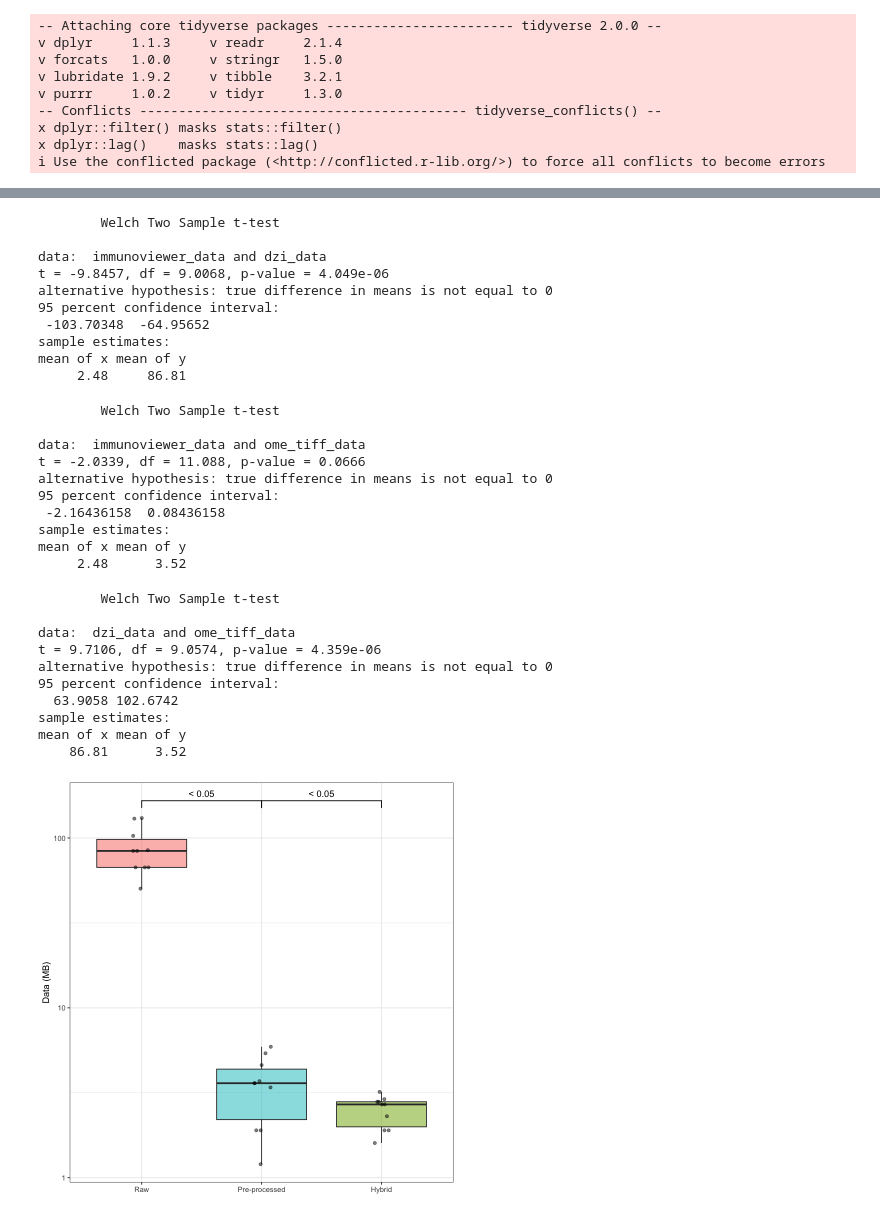
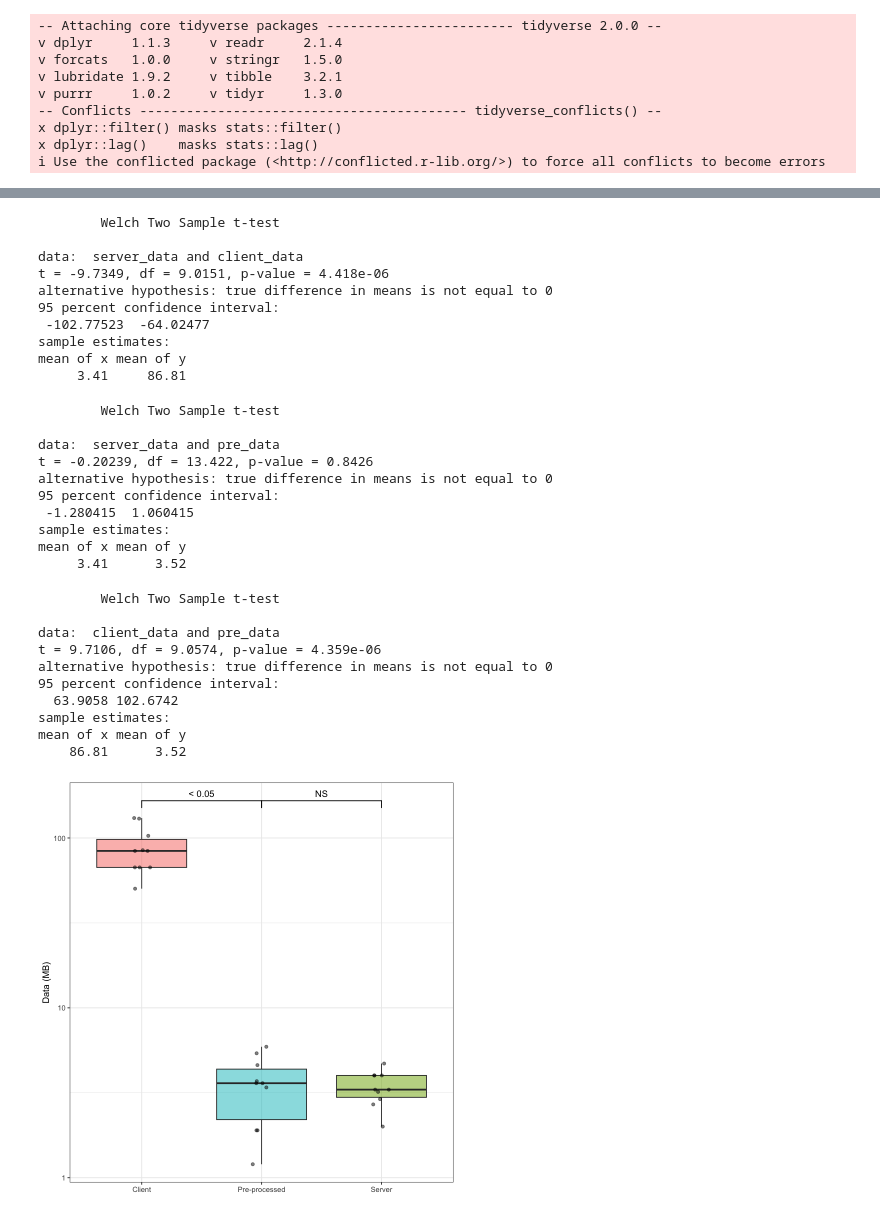
Before and after one commit to davidvi/tissueviewer, a Jupyter notebook: publication/data-benchmark.ipynb, the cells around one changed output, grey strips where cells are left out. Saved outputs shown, nothing was run; the diff lists cells and outputs as text; code cells hidden in the pictures.

Commit message:
fix cloud deploy instructions and update figures for pre-print

```diff
--- a/publication/data-benchmark.ipynb
+++ b/publication/data-benchmark.ipynb
@@ -15,7 +15,7 @@ i Use the conflicted package (<http://conflicted.r-lib.org/>) to force all confl
 # %%
 # load data
 
-data <- read.csv("TissueMap data benchmark - Sheet1.csv")
+data <- read.csv("TissueViewer data benchmark.csv")
 
 # rename third column to mb
 data <- data %>% rename(mb = `Data..MB.`)
@@ -24,4 +24,4 @@ data <- data %>% rename(mb = `Data..MB.`)
 data <- data %>% rename(time = `Time..sec.`)
 
 data <- data %>%
-  mutate(Tool = factor(Tool, levels = c("Raw", "Pre-processed", "Hybrid")))
+  mutate(Tool = factor(Tool, levels = c("Client", "Pre-processed", "Server")))
@@ -28,20 +50,20 @@ data <- data %>%
 # %%
 # statistical differences data
 
-immunoviewer_data <- data %>% filter(Tool == "Hybrid") %>% pull(mb)
-dzi_data <- data %>% filter(Tool == "Raw") %>% pull(mb)
-ome_tiff_data <- data %>% filter(Tool == "Pre-processed") %>% pull(mb)
+server_data <- data %>% filter(Tool == "Server") %>% pull(mb)
+client_data <- data %>% filter(Tool == "Client") %>% pull(mb)
+pre_data <- data %>% filter(Tool == "Pre-processed") %>% pull(mb)
 
-t_test_immunoviewer_dzi <- t.test(immunoviewer_data, dzi_data)
-t_test_immunoviewer_ome_tiff <- t.test(immunoviewer_data, ome_tiff_data)
-t_test_dzi_ome_tiff <- t.test(dzi_data, ome_tiff_data)
+t_test_client_server <- t.test(server_data, client_data)
+t_test_server_pre <- t.test(server_data, pre_data)
+t_test_pre_client <- t.test(client_data, pre_data)
 
-t_test_immunoviewer_dzi
-t_test_immunoviewer_ome_tiff
-t_test_dzi_ome_tiff
+t_test_client_server
+t_test_server_pre
+t_test_pre_client
 
-p_immunoviewer_dzi <- ifelse(t_test_immunoviewer_dzi$p.value < 0.05, "< 0.05", "NS")
-p_dzi_ome_tiff <- ifelse(t_test_dzi_ome_tiff$p.value < 0.05, "< 0.05", "NS")
+p_server_pre <- ifelse(t_test_server_pre$p.value < 0.05, "< 0.05", "NS")
+p_pre_client <- ifelse(t_test_pre_client$p.value < 0.05, "< 0.05", "NS")
 
 # boxplot of MBs on logscale for data usage
 
@@ -49,47 +71,47 @@ data %>% ggplot(aes(x = Tool, y = mb, fill=Tool)) +
   geom_boxplot(alpha=0.5) +
   geom_point(alpha=0.5, position = position_jitterdodge()) +
   scale_y_log10() +
-  scale_fill_manual(values = c("Raw" = "#F8766D", "Pre-processed" = "#00BFC4", "Hybrid" = "#7CAE00")) +
+  scale_fill_manual(values = c("Client" = "#F8766D", "Pre-processed" = "#00BFC4", "Server" = "#7CAE00")) +
   labs(title = NULL, y = "Data (MB)", x = NULL) +
   theme_bw() +
   theme(legend.position = "none") +
-  geom_signif(comparisons = list(c("Hybrid", "Pre-processed"), c("Pre-processed", "Raw")),
-            annotations = c(p_immunoviewer_dzi, p_dzi_ome_tiff),
+  geom_signif(comparisons = list(c("Server", "Pre-processed"), c("Pre-processed", "Client")),
+            annotations = c(p_server_pre, p_pre_client),
             tip_length = 0.02)
 
   ggsave("data-usage.png", width = 5, height = 5)
 # %% [output]
         Welch Two Sample t-test
 
-data:  immunoviewer_data and dzi_data
-t = -9.8457, df = 9.0068, p-value = 4.049e-06
+data:  server_data and client_data
+t = -9.7349, df = 9.0151, p-value = 4.418e-06
 alternative hypothesis: true difference in means is not equal to 0
 95 percent confidence interval:
- -103.70348  -64.95652
+ -102.77523  -64.02477
 sample estimates:
 mean of x mean of y
-     2.48     86.81
+     3.41     86.81
         Welch Two Sample t-test
 
-data:  immunoviewer_data and ome_tiff_data
-t = -2.0339, df = 11.088, p-value = 0.0666
+data:  server_data and pre_data
+t = -0.20239, df = 13.422, p-value = 0.8426
 alternative hypothesis: true difference in means is not equal to 0
 95 percent confidence interval:
- -2.16436158  0.08436158
+ -1.280415  1.060415
 sample estimates:
 mean of x mean of y
-     2.48      3.52
+     3.41      3.52
         Welch Two Sample t-test
 
-data:  dzi_data and ome_tiff_data
+data:  client_data and pre_data
 t = 9.7106, df = 9.0574, p-value = 4.359e-06
 alternative hypothesis: true difference in means is not equal to 0
 95 percent confidence interval:
   63.9058 102.6742
 sample estimates:
 mean of x mean of y
     86.81      3.52
-[figure, old version]
+[figure, new version]
 # %%
 # statistical differences time
 
```
Also changed, not shown: parts of 2 cells of this notebook, 10 other files.
